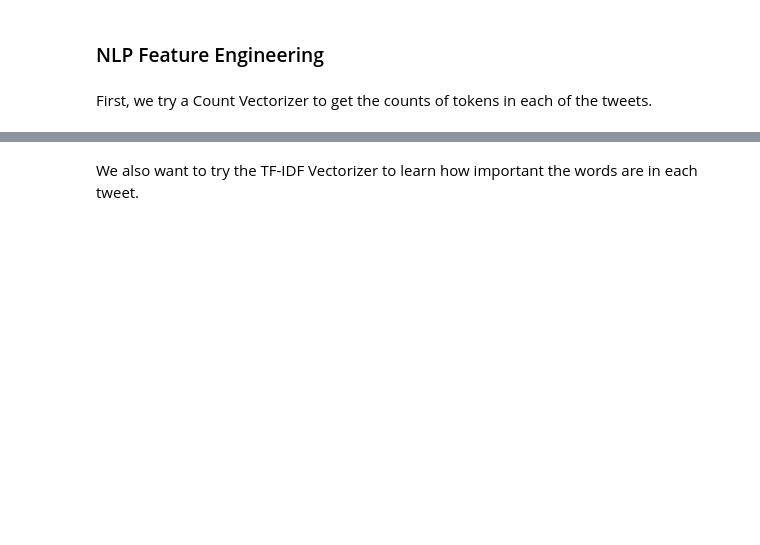
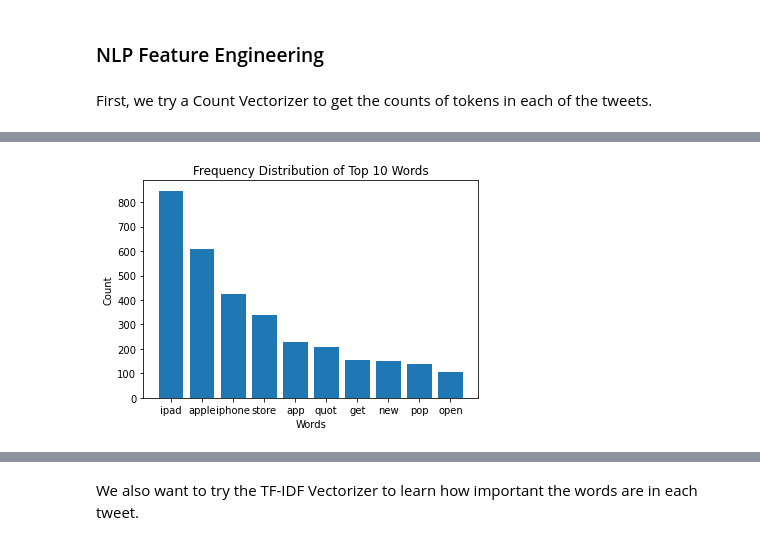
Before and after one commit to myt-hue/NLP-Customer-Sentiment-, a Jupyter notebook: notebook_Dan.ipynb, the cells around one changed output, grey strips where cells are left out. Saved outputs shown, nothing was run; the diff lists cells and outputs as text; code cells hidden in the pictures; blank space fills up the shorter version.

```diff
--- a/notebook_Dan.ipynb
+++ b/notebook_Dan.ipynb
@@ -356,0 +397,10 @@ X_val_cv
+# %%
+keys, values = zip(*frequency_distribution.items())
+
+plt.bar(keys, values)
+plt.xlabel('Words')
+plt.ylabel('Count')
+plt.title('Frequency Distribution of Top 10 Words')
+plt.show();
+# %% [output]
+[figure, added]
```
Also changed, not shown: parts of 90 cells of this notebook.
